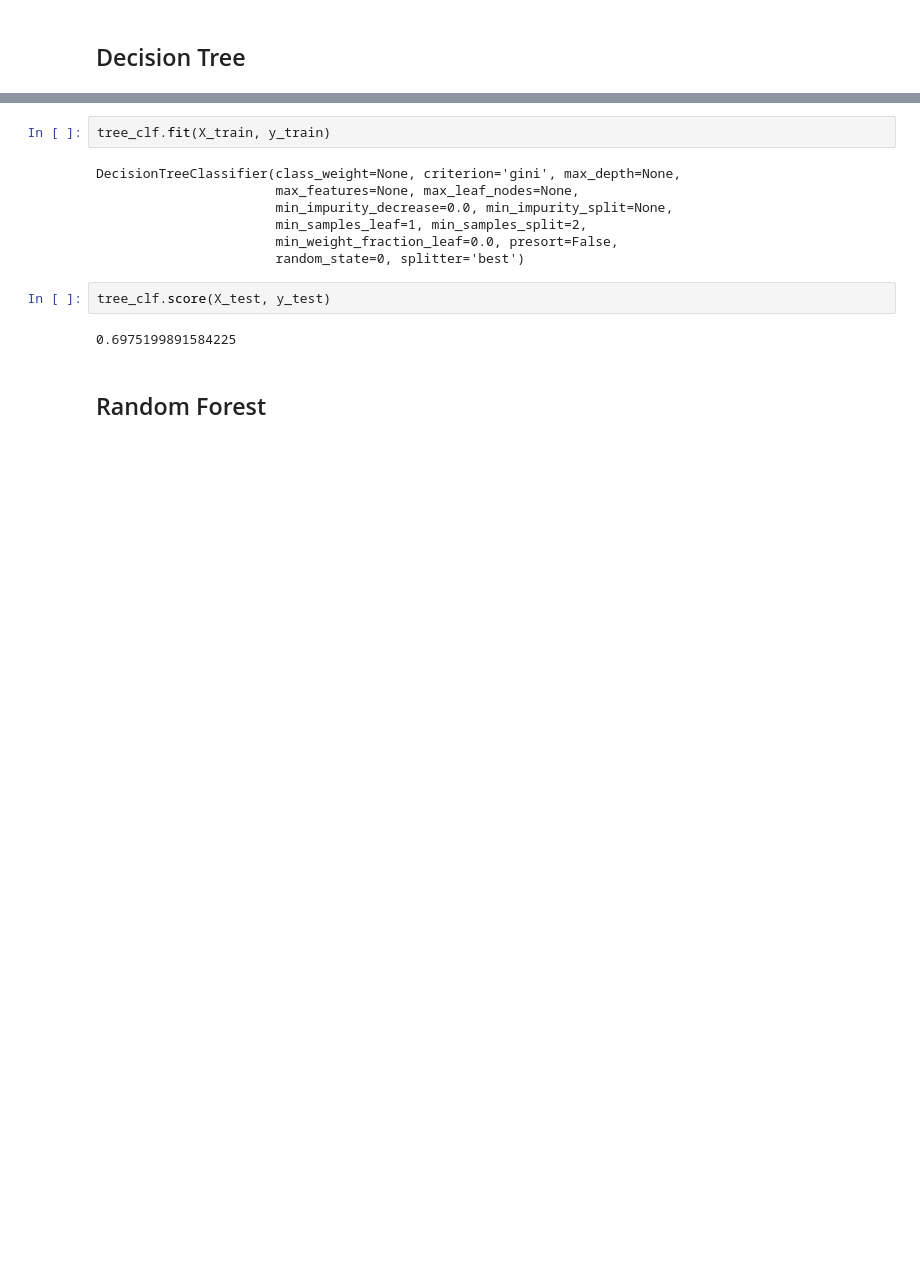
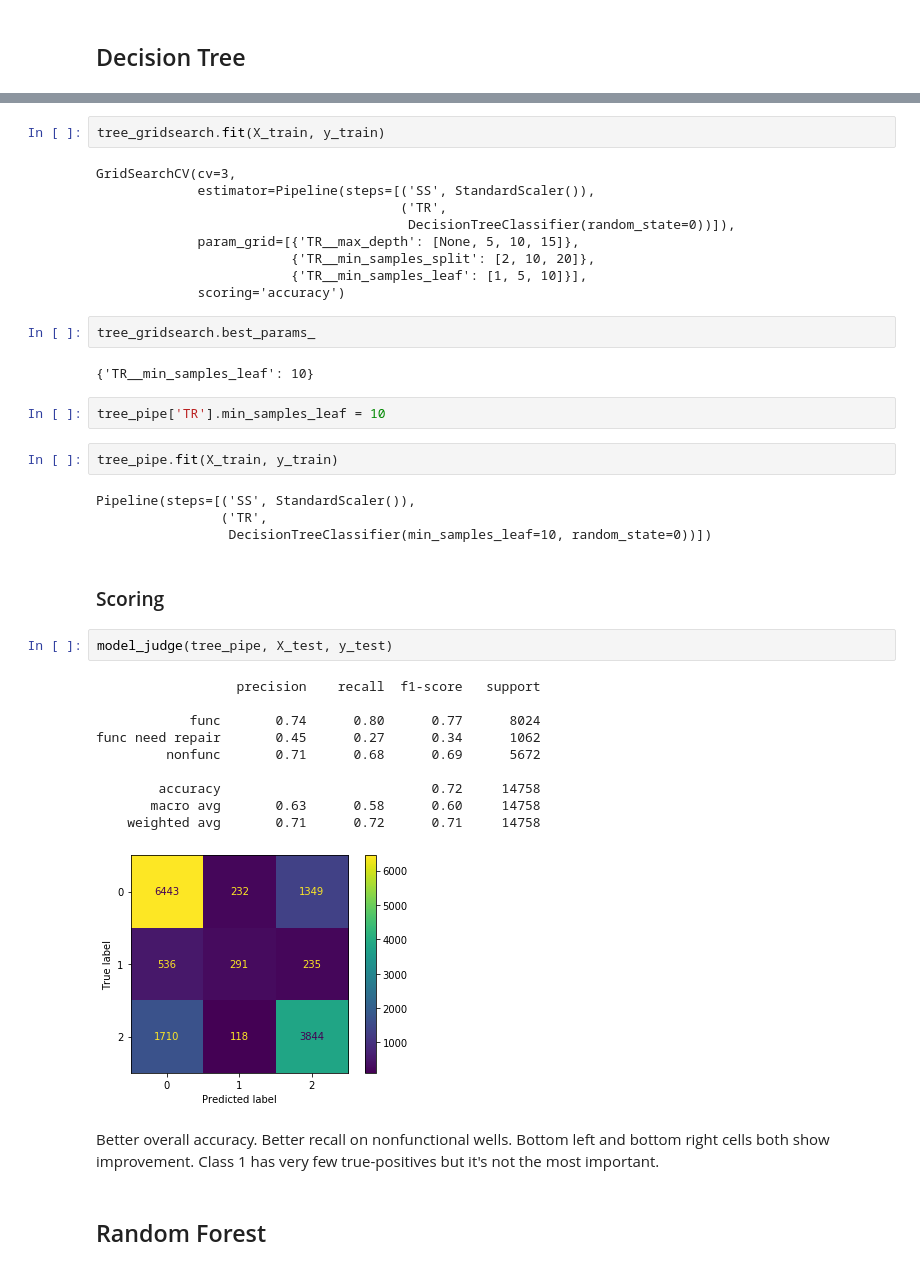
Before and after one commit to stevenzych/tanzanian_wells, a Jupyter notebook: notebooks/modeling_2.ipynb, the cells around one changed output, grey strips where cells are left out. Drawn from its saved outputs; the diff is of its cells as text; blank space fills up the shorter version.

```diff
--- a/notebooks/modeling_2.ipynb
+++ b/notebooks/modeling_2.ipynb
@@ -294,16 +313,43 @@ tree_pipe = DecisionTreeClassifier(random_state=0)
 # %%
-tree_clf.fit(X_train, y_train)
+tree_gridsearch.fit(X_train, y_train)
 # %% [output]
-DecisionTreeClassifier(class_weight=None, criterion='gini', max_depth=None,
-                       max_features=None, max_leaf_nodes=None,
-                       min_impurity_decrease=0.0, min_impurity_split=None,
-                       min_samples_leaf=1, min_samples_split=2,
-                       min_weight_fraction_leaf=0.0, presort=False,
-                       random_state=0, splitter='best')
+GridSearchCV(cv=3,
+             estimator=Pipeline(steps=[('SS', StandardScaler()),
+                                       ('TR',
+                                        DecisionTreeClassifier(random_state=0))]),
+             param_grid=[{'TR__max_depth': [None, 5, 10, 15]},
+                         {'TR__min_samples_split': [2, 10, 20]},
+                         {'TR__min_samples_leaf': [1, 5, 10]}],
+             scoring='accuracy')
+# %%
+tree_gridsearch.best_params_
+# %% [output]
+{'TR__min_samples_leaf': 10}
+# %%
+tree_pipe['TR'].min_samples_leaf = 10
+# %%
+tree_pipe.fit(X_train, y_train)
+# %% [output]
+Pipeline(steps=[('SS', StandardScaler()),
+                ('TR',
+                 DecisionTreeClassifier(min_samples_leaf=10, random_state=0))])
+# %% [markdown]
+### Scoring
 # %%
-tree_clf.score(X_test, y_test)
+model_judge(tree_pipe, X_test, y_test)
 # %% [output]
-0.6975199891584225
+                  precision    recall  f1-score   support
+
+            func       0.74      0.80      0.77      8024
+func need repair       0.45      0.27      0.34      1062
+         nonfunc       0.71      0.68      0.69      5672
+
+        accuracy                           0.72     14758
+       macro avg       0.63      0.58      0.60     14758
+    weighted avg       0.71      0.72      0.71     14758
+[figure, added]
+# %% [markdown]
+Better overall accuracy. Better recall on nonfunctional wells. Bottom left and bottom right cells both show improvement. Class 1 has very few true-positives but it's not the most important.
 # %% [markdown]
 ## Random Forest
 # %%
```
Also changed, not shown: parts of 43 cells of this notebook, 4 other files.
